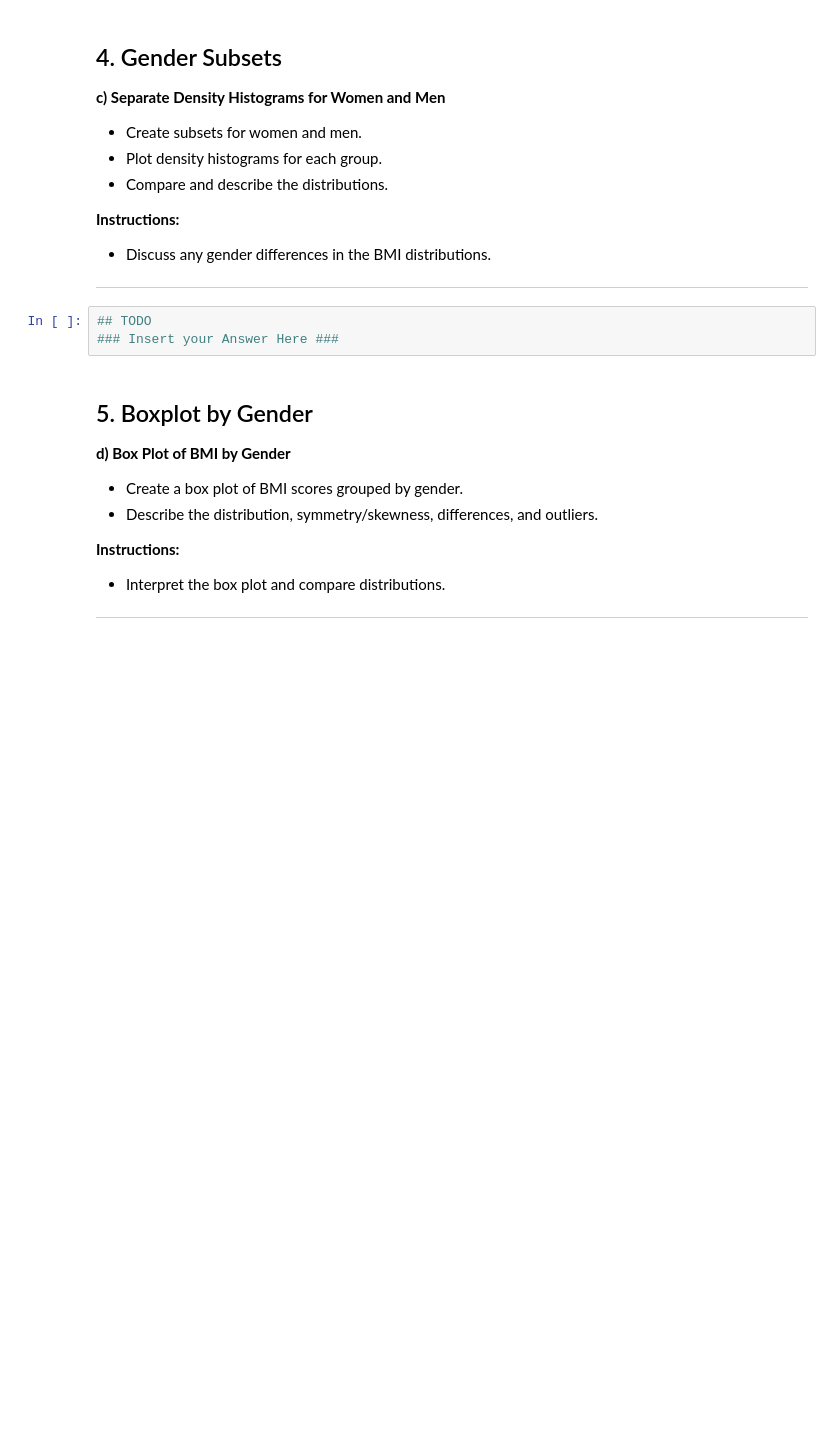
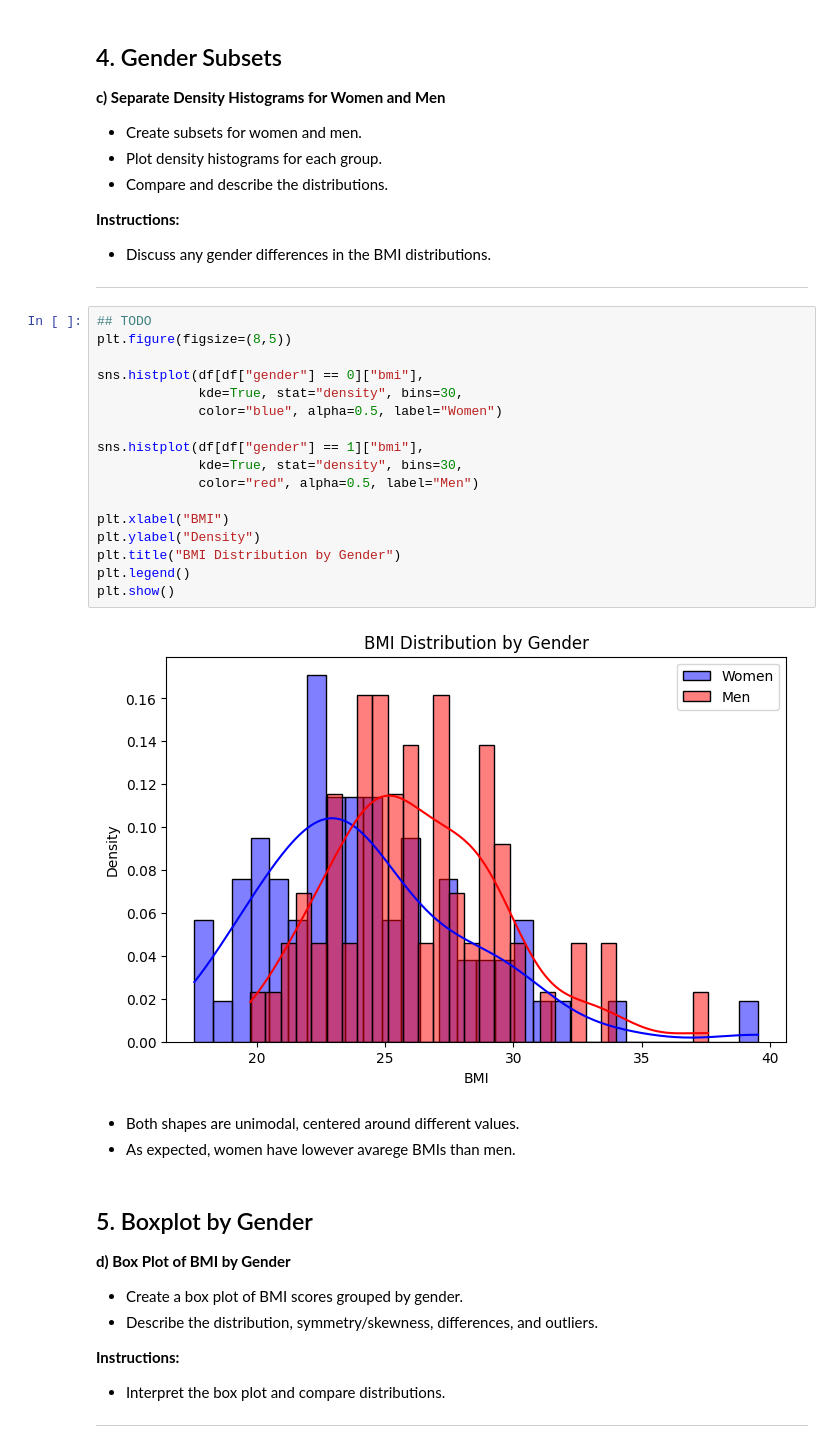
Before and after one commit to chandlershortlidge/lab-eda-bmi, a Jupyter notebook: your-code/Descriptive_Analysis_BMI.ipynb, the cells around one changed output. Saved outputs shown, nothing was run; the diff lists cells and outputs as text; blank space fills up the shorter version.

```diff
--- a/your-code/Descriptive_Analysis_BMI.ipynb
+++ b/your-code/Descriptive_Analysis_BMI.ipynb
@@ -148,7 +148,26 @@ plt.show()
 ---
 # %%
 ## TODO
-### Insert your Answer Here ###
+plt.figure(figsize=(8,5))
+
+sns.histplot(df[df["gender"] == 0]["bmi"],
+             kde=True, stat="density", bins=30,
+             color="blue", alpha=0.5, label="Women")
+
+sns.histplot(df[df["gender"] == 1]["bmi"],
+             kde=True, stat="density", bins=30,
+             color="red", alpha=0.5, label="Men")
+
+plt.xlabel("BMI")
+plt.ylabel("Density")
+plt.title("BMI Distribution by Gender")
+plt.legend()
+plt.show()
+# %% [output]
+[figure, added]
+# %% [markdown]
+- Both shapes are unimodal, centered around different values.
+- As expected, women have lowever avarege BMIs than men.
 # %% [markdown]
 
 ## 5. Boxplot by Gender
```
Also changed, not shown: parts of 24 cells of this notebook.
